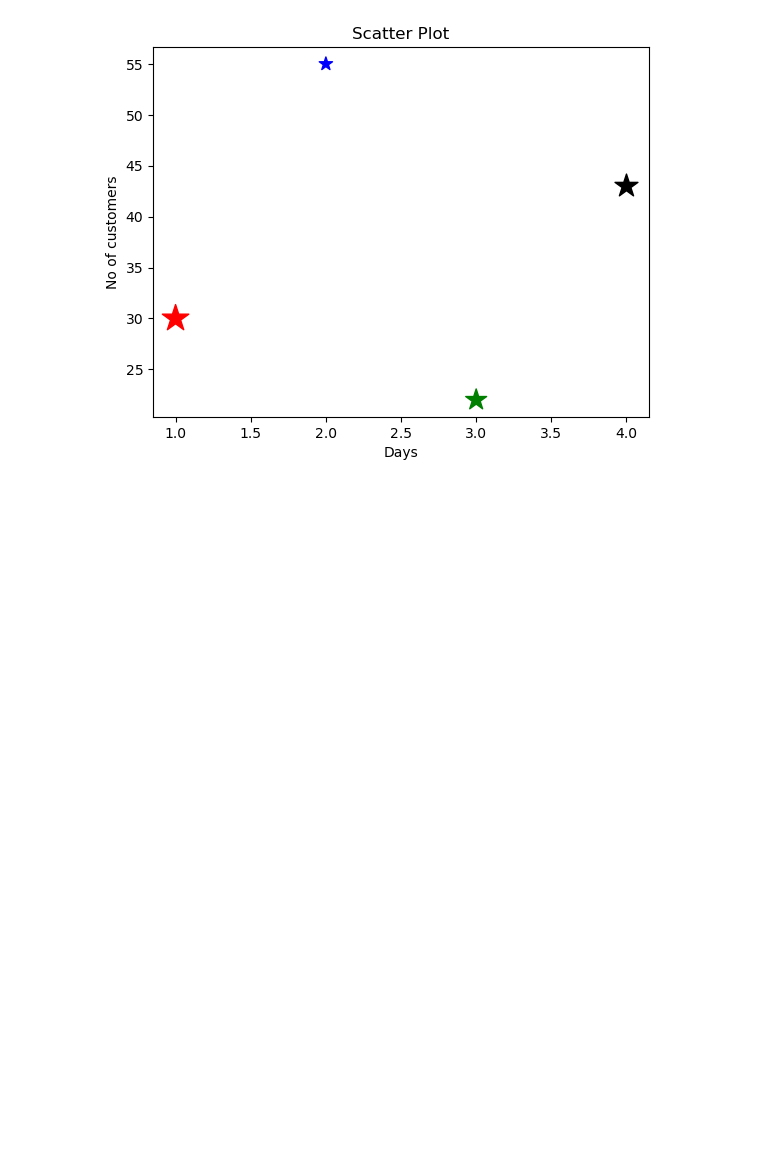
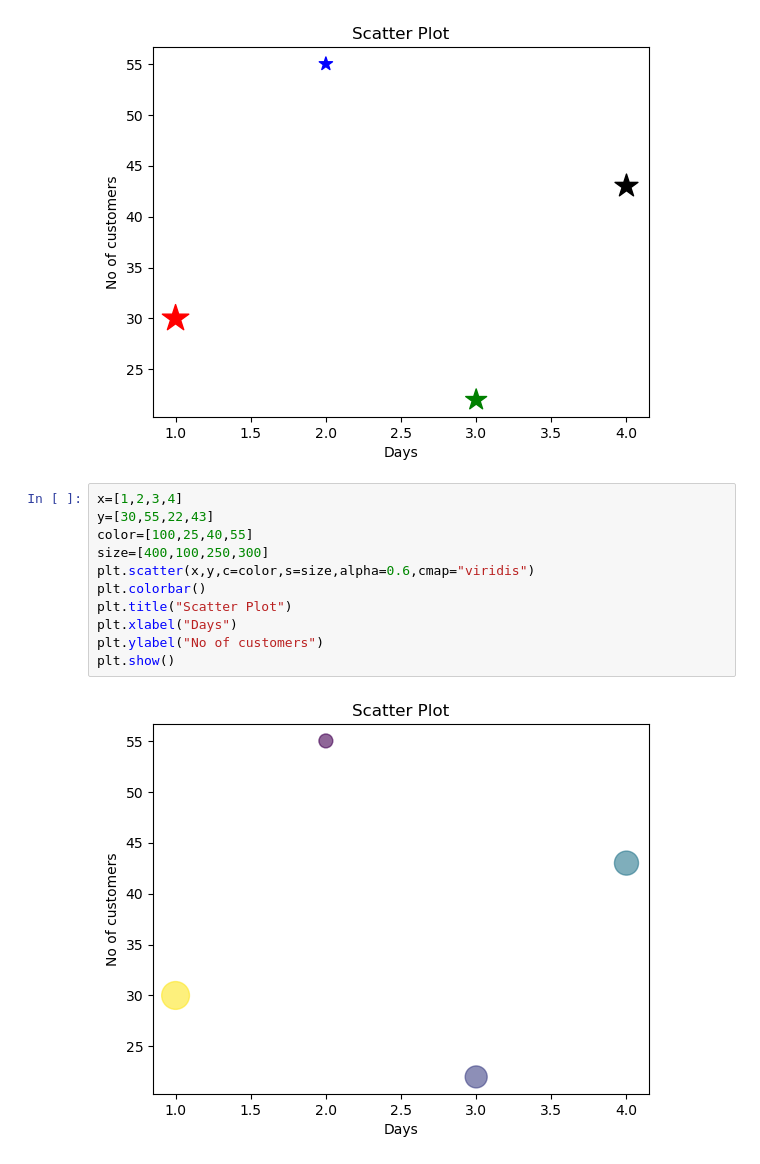
Before and after one commit to chandanpandey4043/Data-Science-and-ML-revision, a Jupyter notebook: Matplotlib/scatter_plot.ipynb, the cells around one changed output. Drawn from its saved outputs; the diff is of its cells as text; blank space fills up the shorter version.

```diff
--- a/Matplotlib/scatter_plot.ipynb
+++ b/Matplotlib/scatter_plot.ipynb
@@ -64,3 +64,16 @@ plt.ylabel("No of customers")
 plt.show()
 # %% [output]
 [figure]
+# %%
+x=[1,2,3,4]
+y=[30,55,22,43]
+color=[100,25,40,55]
+size=[400,100,250,300]
+plt.scatter(x,y,c=color,s=size,alpha=0.6,cmap="viridis")
+plt.colorbar()
+plt.title("Scatter Plot")
+plt.xlabel("Days")
+plt.ylabel("No of customers")
+plt.show()
+# %% [output]
+[figure, added]
```
